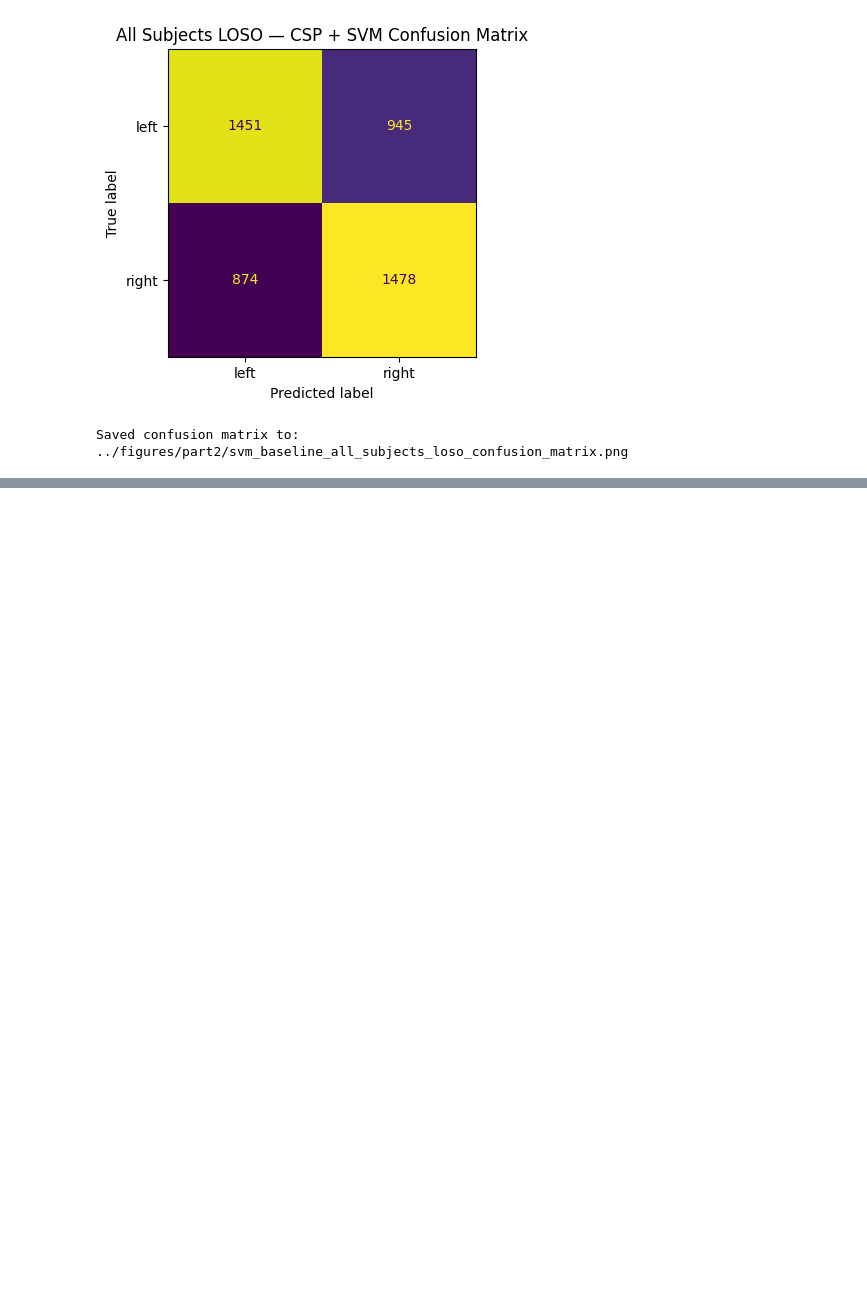
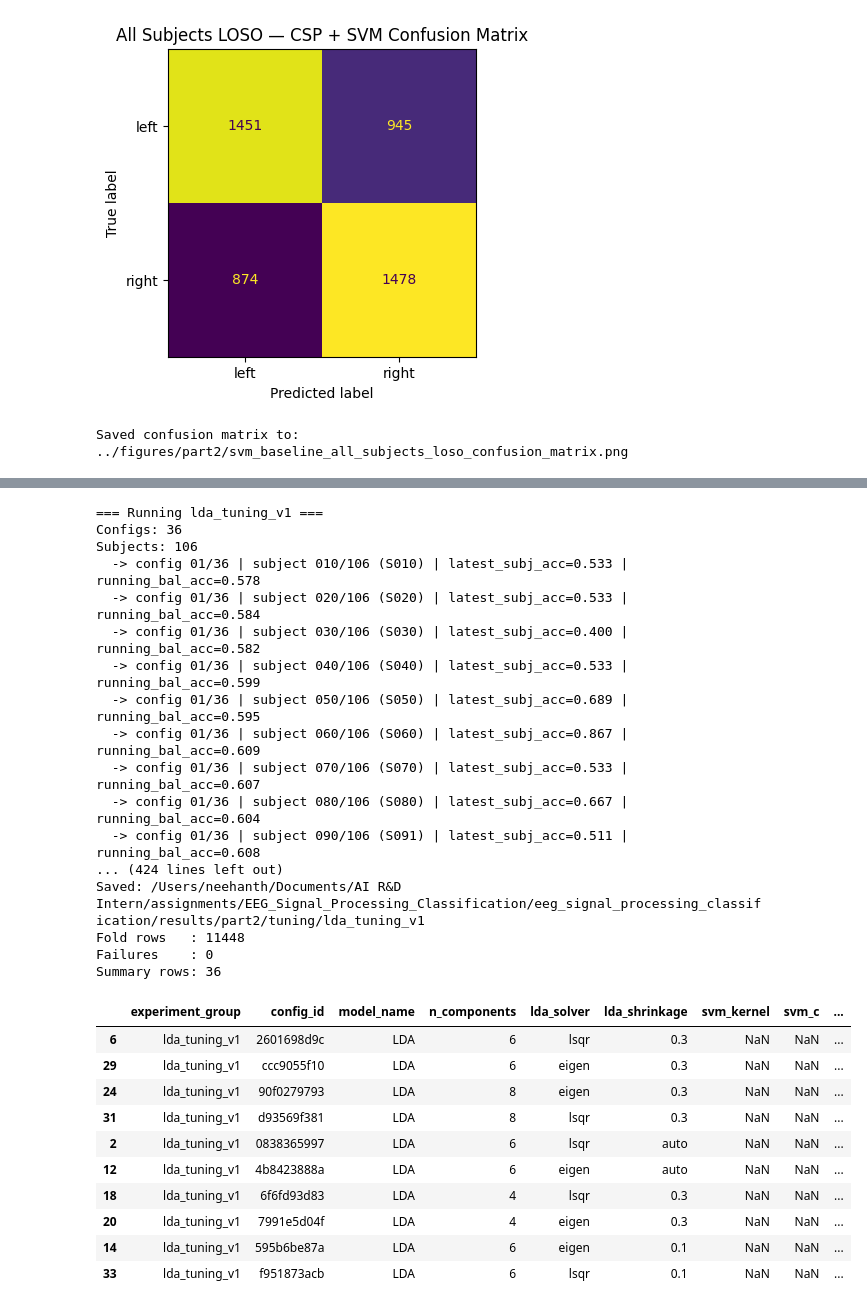
Before and after one commit to neehanthreddym/eeg-signal-processing-classification, a Jupyter notebook: notebooks/part2_motor_imagery.ipynb, the cells around one changed output, grey strips where cells are left out. Drawn from its saved outputs; the diff is of its cells as text; code cells hidden in the pictures; blank space fills up the shorter version.

Commit message:
feat: add part 2 hyperparameter tuning pipeline and document optimal baseline parameters

```diff
--- a/notebooks/part2_motor_imagery.ipynb
+++ b/notebooks/part2_motor_imagery.ipynb
@@ -1663,6 +1663,12 @@ This function will:
 - attach run metadata,
 - and concatenate all runs into one LOSO-ready Epochs object.
 # %%
+def clean_channel_names(raw):
+    """Remove trailing dots from channel names like C3.. -> C3."""
+    rename_map = {ch: ch.rstrip(".") for ch in raw.ch_names}
+    mne.rename_channels(raw.info, rename_map)
+    return raw
+
 def build_subject_loso_epochs(
     subject_id: str,
     data_dir: Path,
@@ -2379,0 +2621,44 @@ Saved confusion matrix to: ../figures/part2/svm_baseline_all_subjects_loso_confu
+# %%
+# LDA tuning
+lda_fold_df, lda_summary_df, lda_failures_df, lda_run_dir = run_tuning_experiments(
+    configs=lda_configs,
+    experiment_group="lda_tuning_v1",
+    subject_ids=CLEAN_SUBJECTS,
+    clf_tmin=CLASSIFIER_TMIN,
+    clf_tmax=CLASSIFIER_TMAX,
+    overwrite=True,
+)
+
+display(lda_summary_df.head(10))
+
+if not lda_failures_df.empty:
+    display(lda_failures_df.head())
+# %% [output]
+=== Running lda_tuning_v1 ===
+Configs: 36
+Subjects: 106
+  -> config 01/36 | subject 010/106 (S010) | latest_subj_acc=0.533 | running_bal_acc=0.578
+  -> config 01/36 | subject 020/106 (S020) | latest_subj_acc=0.533 | running_bal_acc=0.584
+  -> config 01/36 | subject 030/106 (S030) | latest_subj_acc=0.400 | running_bal_acc=0.582
+  -> config 01/36 | subject 040/106 (S040) | latest_subj_acc=0.533 | running_bal_acc=0.599
+  -> config 01/36 | subject 050/106 (S050) | latest_subj_acc=0.689 | running_bal_acc=0.595
+  -> config 01/36 | subject 060/106 (S060) | latest_subj_acc=0.867 | running_bal_acc=0.609
+  -> config 01/36 | subject 070/106 (S070) | latest_subj_acc=0.533 | running_bal_acc=0.607
+  -> config 01/36 | subject 080/106 (S080) | latest_subj_acc=0.667 | running_bal_acc=0.604
+  -> config 01/36 | subject 090/106 (S091) | latest_subj_acc=0.511 | running_bal_acc=0.608
+... (424 lines left out)
+Saved: /Users/neehanth/Documents/AI R&D Intern/assignments/EEG_Signal_Processing_Classification/eeg_signal_processing_classification/results/part2/tuning/lda_tuning_v1
+Fold rows   : 11448
+Failures    : 0
+Summary rows: 36
+|  | experiment_group | config_id | model_name | n_components | lda_solver | lda_shrinkage | svm_kernel | svm_c | ... |
+| 6 | lda_tuning_v1 | 2601698d9c | LDA | 6 | lsqr | 0.3 | NaN | NaN | ... |
+| 29 | lda_tuning_v1 | ccc9055f10 | LDA | 6 | eigen | 0.3 | NaN | NaN | ... |
+| 24 | lda_tuning_v1 | 90f0279793 | LDA | 8 | eigen | 0.3 | NaN | NaN | ... |
+| 31 | lda_tuning_v1 | d93569f381 | LDA | 8 | lsqr | 0.3 | NaN | NaN | ... |
+| 2 | lda_tuning_v1 | 0838365997 | LDA | 6 | lsqr | auto | NaN | NaN | ... |
+| 12 | lda_tuning_v1 | 4b8423888a | LDA | 6 | eigen | auto | NaN | NaN | ... |
+| 18 | lda_tuning_v1 | 6f6fd93d83 | LDA | 4 | lsqr | 0.3 | NaN | NaN | ... |
+| 20 | lda_tuning_v1 | 7991e5d04f | LDA | 4 | eigen | 0.3 | NaN | NaN | ... |
+| 14 | lda_tuning_v1 | 595b6be87a | LDA | 6 | eigen | 0.1 | NaN | NaN | ... |
+| 33 | lda_tuning_v1 | f951873acb | LDA | 6 | lsqr | 0.1 | NaN | NaN | ... |
```
Also changed, not shown: parts of 7 cells of this notebook, 16 other files.
